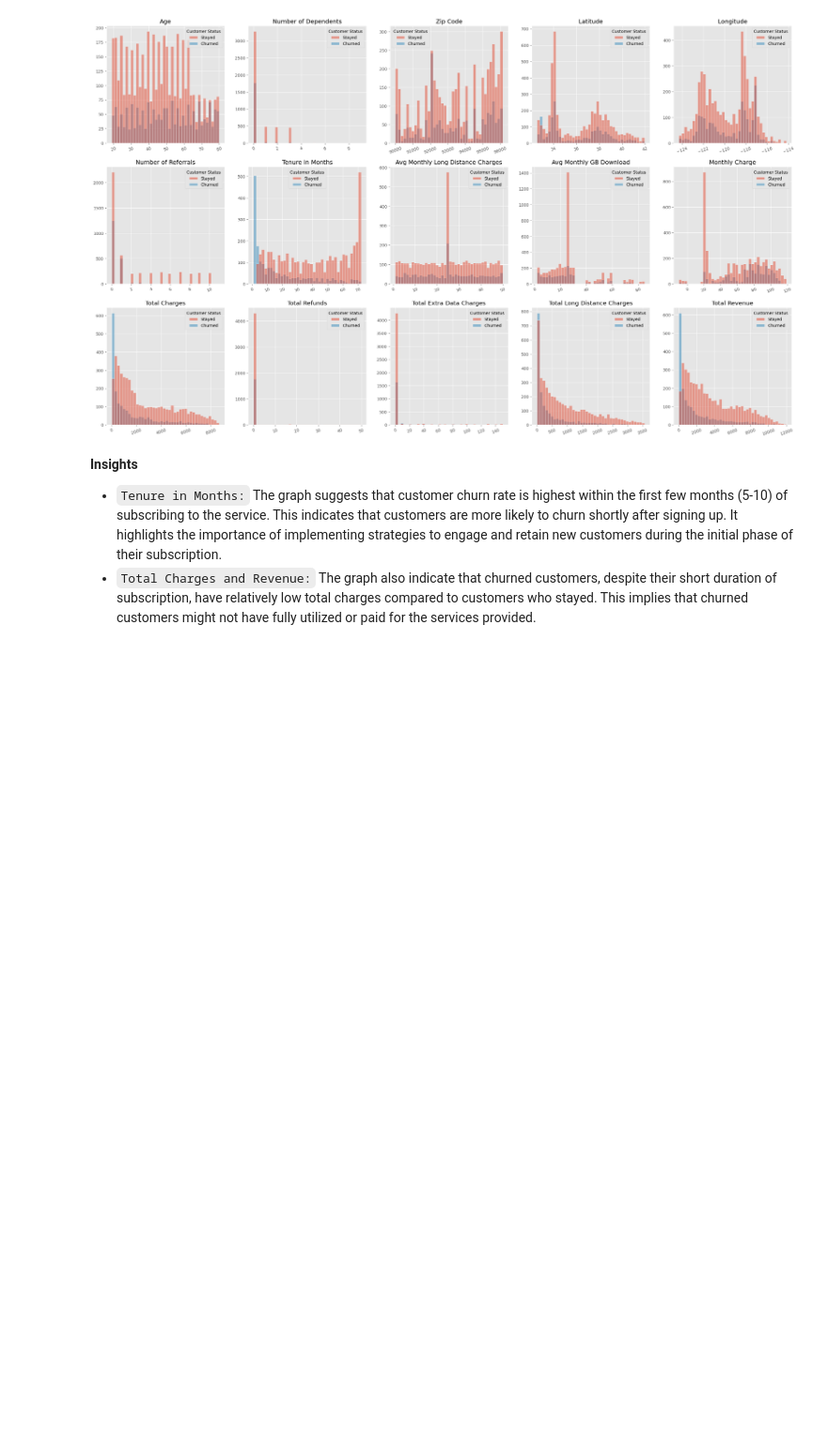
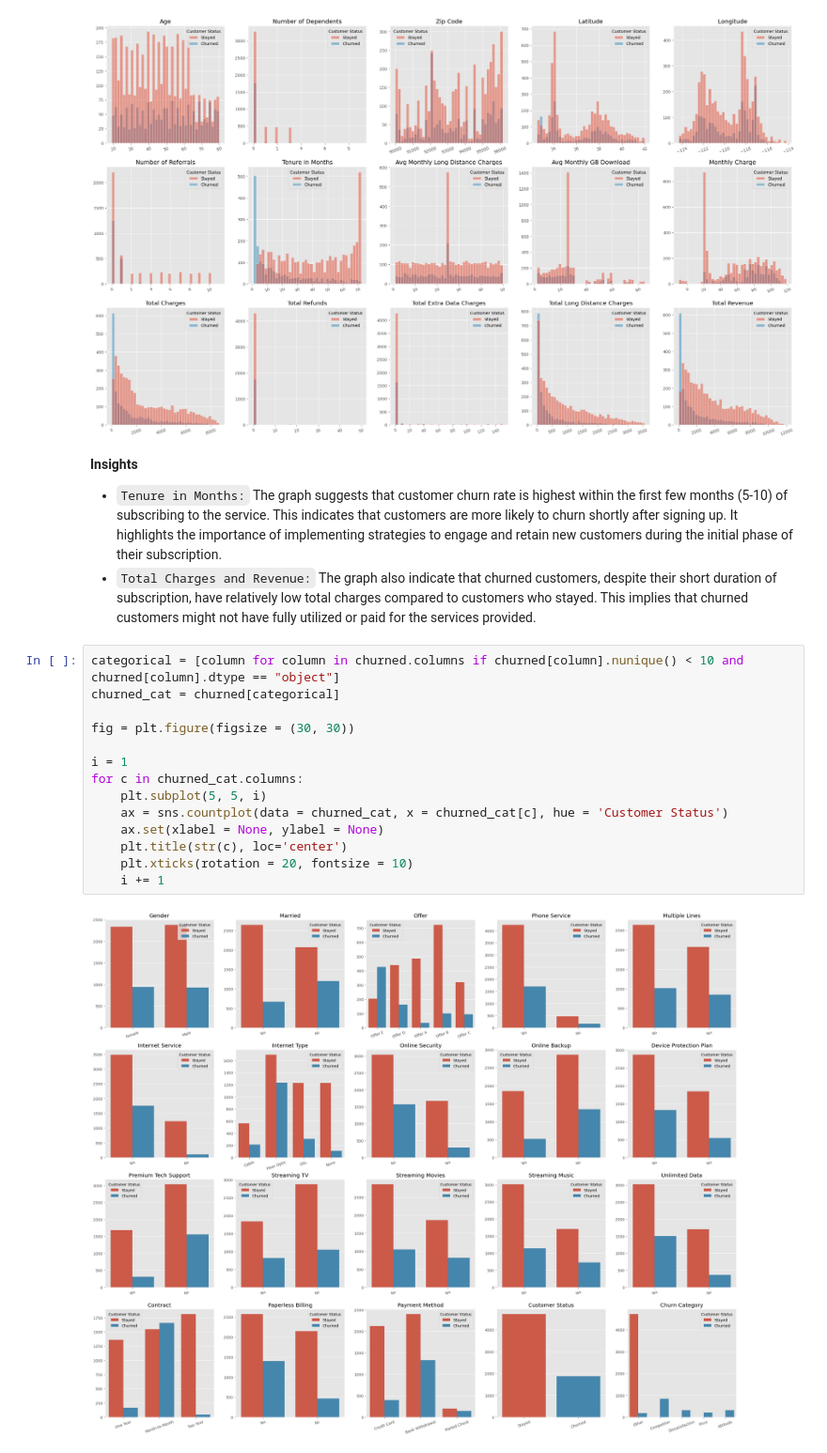
Before and after one commit to bhutto17/Telecom-Churn-Analysis, a Jupyter notebook: Telecom_Churn_Analysis.ipynb, the cells around one changed output. Shown at 94% size. Saved outputs shown, nothing was run; the diff lists cells and outputs as text; blank space fills up the shorter version.

Commit message:
Analyze categorical variables and their relationship with customer churn using count plots

```diff
--- a/Telecom_Churn_Analysis.ipynb
+++ b/Telecom_Churn_Analysis.ipynb
@@ -332,3 +332,19 @@ for n in churned_num.columns:
 **Insights**
 - `Tenure in Months:` The graph suggests that customer churn rate is highest within the first few months (5-10) of subscribing to the service. This indicates that customers are more likely to churn shortly after signing up. It highlights the importance of implementing strategies to engage and retain new customers during the initial phase of their subscription.
 - `Total Charges and Revenue:` The graph also indicate that churned customers, despite their short duration of subscription, have relatively low total charges compared to customers who stayed. This implies that churned customers might not have fully utilized or paid for the services provided.
+# %%
+categorical = [column for column in churned.columns if churned[column].nunique() < 10 and churned[column].dtype == "object"]
+churned_cat = churned[categorical]
+
+fig = plt.figure(figsize = (30, 30))
+
+i = 1
+for c in churned_cat.columns:
+    plt.subplot(5, 5, i)
+    ax = sns.countplot(data = churned_cat, x = churned_cat[c], hue = 'Customer Status')
+    ax.set(xlabel = None, ylabel = None)
+    plt.title(str(c), loc='center')
+    plt.xticks(rotation = 20, fontsize = 10)
+    i += 1
+# %% [output]
+[figure, added]
```
Also changed, not shown: parts of 1 cell of this notebook.
